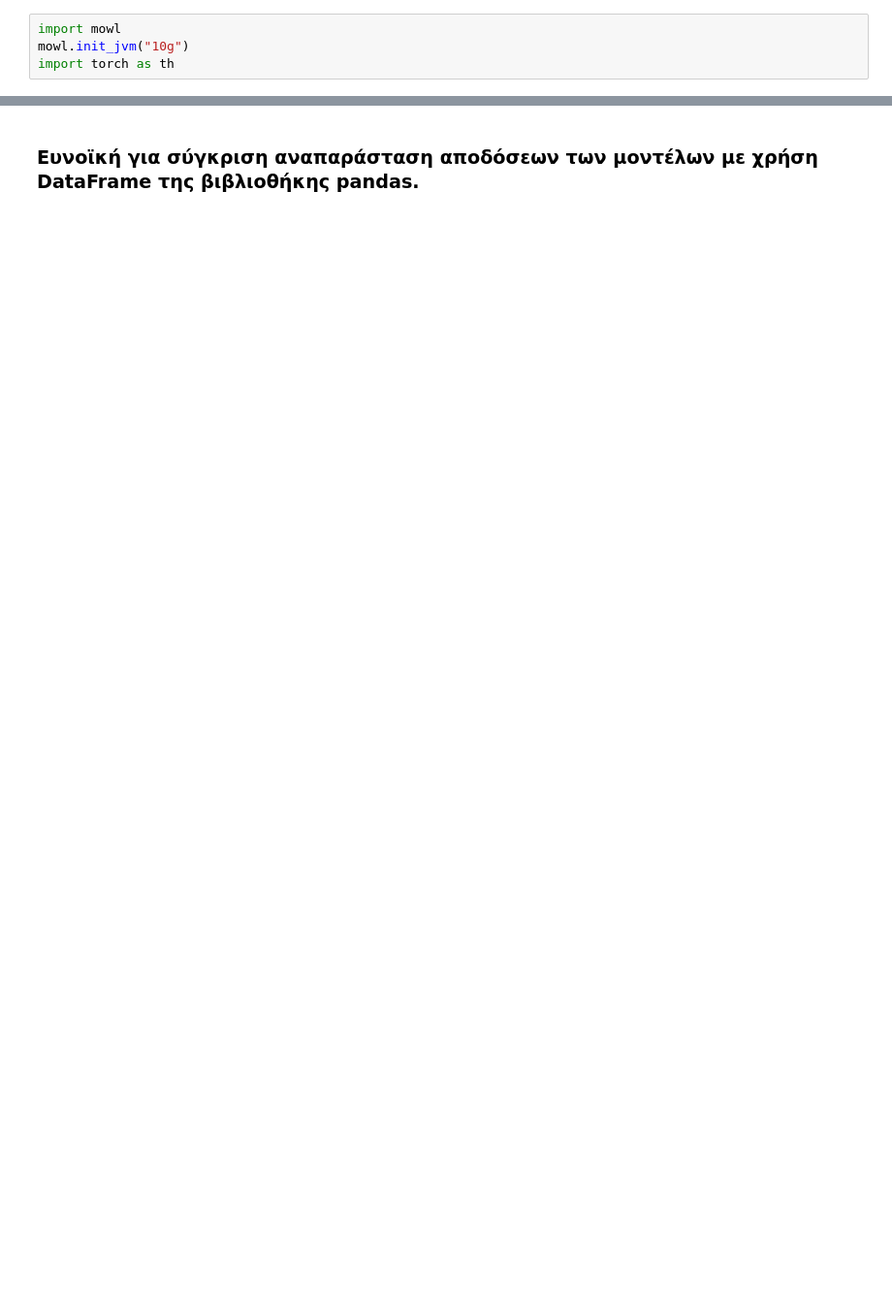
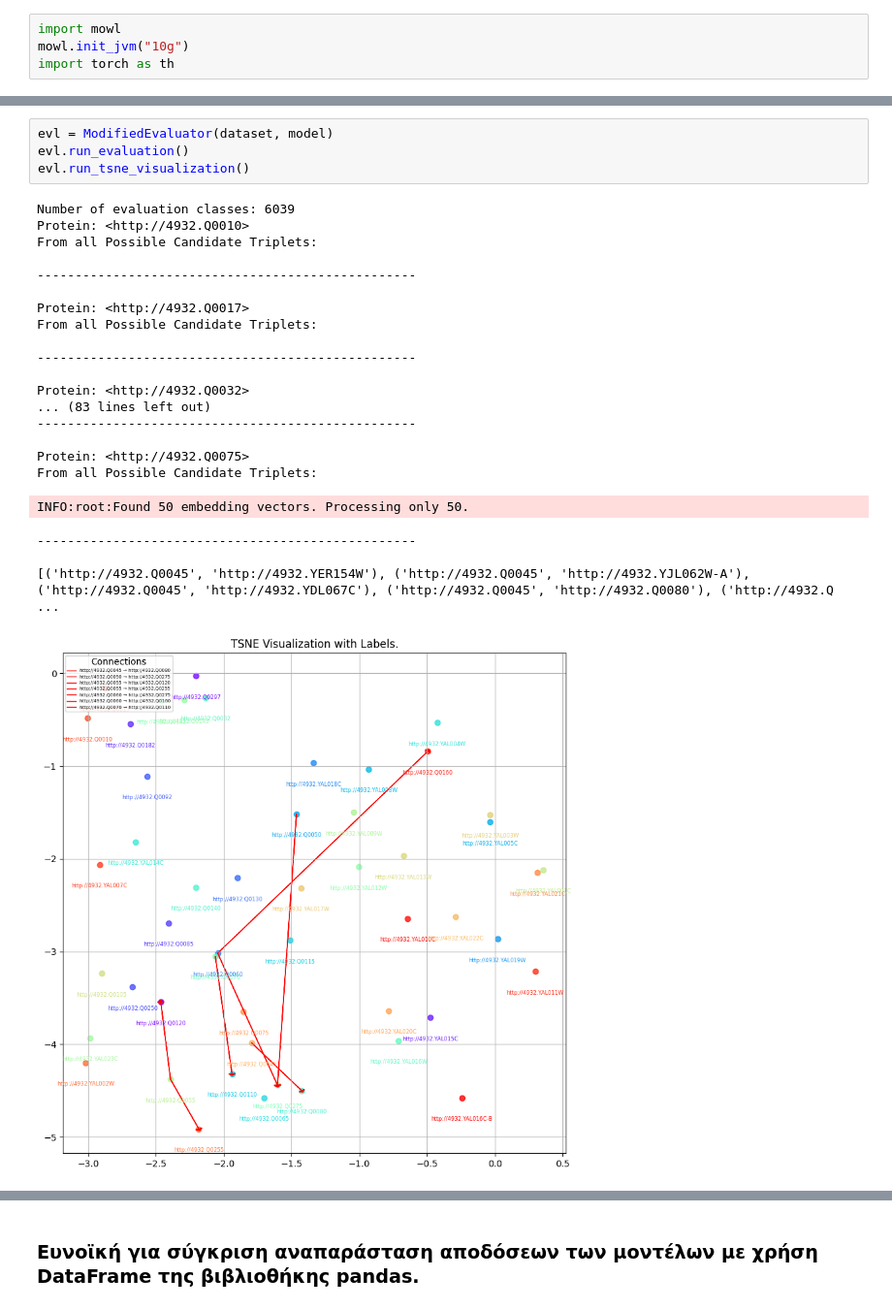
Before and after one commit to dallasGeorge/MachineLearningOnKnowledgeGraphs, a Jupyter notebook: mowlExample.ipynb, the cells around one changed output, grey strips where cells are left out. Shown at 97% size. Cells and saved outputs as stored; diff of their text form; blank space fills up the shorter version.

```diff
--- a/mowlExample.ipynb
+++ b/mowlExample.ipynb
@@ -477,3 +544,30 @@ print(data3)
+# %%
+evl = ModifiedEvaluator(dataset, model)
+evl.run_evaluation()
+evl.run_tsne_visualization()
+# %% [output]
+Number of evaluation classes: 6039
+Protein: <http://4932.Q0010>
+From all Possible Candidate Triplets:
+
+--------------------------------------------------
+
+Protein: <http://4932.Q0017>
+From all Possible Candidate Triplets:
+
+--------------------------------------------------
+
+Protein: <http://4932.Q0032>
+... (83 lines left out)
+--------------------------------------------------
+
+Protein: <http://4932.Q0075>
+From all Possible Candidate Triplets:
+INFO:root:Found 50 embedding vectors. Processing only 50.
+--------------------------------------------------
+
+[('http://4932.Q0045', 'http://4932.YER154W'), ('http://4932.Q0045', 'http://4932.YJL062W-A'), ('http://4932.Q0045', 'http://4932.YDL067C'), ('http://4932.Q0045', 'http://4932.Q0080'), ('http://4932.Q ...
+[figure, added]
 # %% [markdown]
 ## Συνακτικα μοντελα
 ### [OPA2Vec](https://mowl.readthedocs.io/en/stable/examples/syntactic/plot_2_opa2vec.html#sphx-glr-examples-syntactic-plot-2-opa2vec-py)  <br>
```
Also changed, not shown: parts of 30 cells of this notebook.
